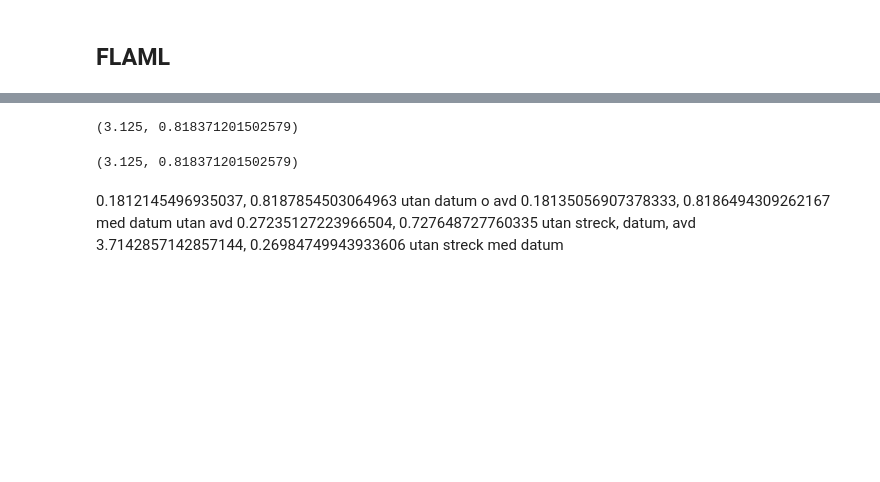
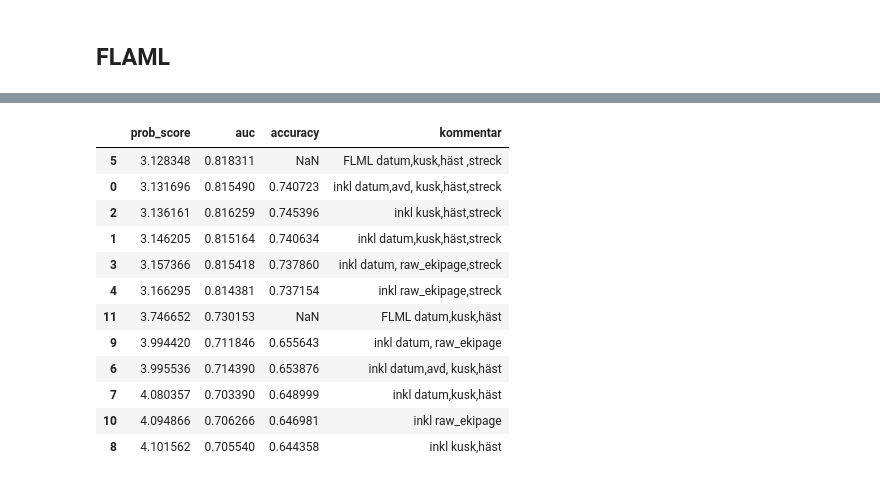
Before and after one commit to carokanns/Trav, a Jupyter notebook: spel/v75_tester/feature_selection.ipynb, the cells around one changed output, grey strips where cells are left out. Drawn from its saved outputs; the diff is of its cells as text; code cells hidden in the pictures; blank space fills up the shorter version.

```diff
--- a/spel/v75_tester/feature_selection.ipynb
+++ b/spel/v75_tester/feature_selection.ipynb
@@ -177,6 +182,8 @@ print(prob_score, auc, accuracy, logloss)
 # %%
 # 4.  datum + raw_ekipage
 X_train,X_test,y_train,y_test = basic_data(dforg.copy())
+X_train.drop('streck',axis=1,inplace=True)
+X_test.drop('streck',axis=1,inplace=True)
 X_train.drop(['avd'],axis=1,inplace=True)
 X_test.drop(['avd'],axis=1,inplace=True)
 X_train['ekipage'] = X_train['häst'].str.cat(X_train.kusk,sep=',')
@@ -191,4 +198,5 @@ logloss, auc, accuracy = res.get_best_score()['validation']['Logloss'],res.get_b
 proba = res.predict_proba(X_test)
 X_test[['datum','avd','vodds']] = dforg[['datum','avd','vodds']]
 X,prob_score = proba_order_score(X_test,y_test,proba)
-print(prob_score, auc, accuracy, logloss)
+dict_res['prob_score'].append(prob_score), dict_res['auc'].append(auc), dict_res['accuracy'].append(accuracy)
+dict_res['kommentar'].append('inkl datum, raw_ekipage')
@@ -197,6 +203,8 @@ print(prob_score, auc, accuracy, logloss)
 # %%
 # 5.  ej datum+avd  med raw_ekipage
 X_train,X_test,y_train,y_test = basic_data(dforg.copy())
+X_train.drop('streck',axis=1,inplace=True)
+X_test.drop('streck',axis=1,inplace=True)
 X_train.drop(['datum','avd'],axis=1,inplace=True)
 X_test.drop(['datum','avd'],axis=1,inplace=True)
 X_train['ekipage'] = X_train['häst'].str.cat(X_train.kusk,sep=',')
@@ -211,4 +219,5 @@ logloss, auc, accuracy = res.get_best_score()['validation']['Logloss'],res.get_b
 proba = res.predict_proba(X_test)
 X_test[['datum','avd','vodds']] = dforg[['datum','avd','vodds']]
 X,prob_score = proba_order_score(X_test,y_test, proba)
-print(prob_score, auc, accuracy, logloss)
+dict_res['prob_score'].append(prob_score), dict_res['auc'].append(auc), dict_res['accuracy'].append(accuracy)
+dict_res['kommentar'].append('inkl raw_ekipage')
@@ -317,17 +345,26 @@ automl.fit(X_train,y_train, X_val=X_test, y_val=y_test, task='classification',
 # %%
 # automl.best_loss, 1-automl.best_loss
+proba = automl.predict_proba(X_test)
 X_test[['datum','avd','vodds']] = dforg[['datum','avd','vodds']]
-proba = automl.predict_proba(X_test)
+
 X,prob_score = proba_order_score(X_test,y_test,proba)
-prob_score,1-automl.best_loss
+dict_res['prob_score'].append(prob_score), dict_res['auc'].append(1-automl.best_loss), dict_res['accuracy'].append(None)
+dict_res['kommentar'].append('FLML datum,kusk,häst')
-# %% [output]
-(3.125, 0.818371201502579)
-# %%
-prob_score, 1-automl.best_loss
-# %% [output]
-(3.125, 0.818371201502579)
-# %% [markdown]
-0.1812145496935037, 0.8187854503064963   utan datum o avd
-0.18135056907378333, 0.8186494309262167  med datum utan avd
-0.27235127223966504, 0.727648727760335   utan streck, datum, avd
-3.7142857142857144, 0.26984749943933606  utan streck med datum
+# %%
+df_res = pd.DataFrame.from_dict(dict_res)
+
+df_res.sort_values(by='prob_score')
+# %% [output]
+|  | prob_score | auc | accuracy | kommentar |
+| 5 | 3.128348 | 0.818311 | NaN | FLML datum,kusk,häst ,streck |
+| 0 | 3.131696 | 0.815490 | 0.740723 | inkl datum,avd, kusk,häst,streck |
+| 2 | 3.136161 | 0.816259 | 0.745396 | inkl kusk,häst,streck |
+| 1 | 3.146205 | 0.815164 | 0.740634 | inkl datum,kusk,häst,streck |
+| 3 | 3.157366 | 0.815418 | 0.737860 | inkl datum, raw_ekipage,streck |
+| 4 | 3.166295 | 0.814381 | 0.737154 | inkl raw_ekipage,streck |
+| 11 | 3.746652 | 0.730153 | NaN | FLML datum,kusk,häst |
+| 9 | 3.994420 | 0.711846 | 0.655643 | inkl datum, raw_ekipage |
+| 6 | 3.995536 | 0.714390 | 0.653876 | inkl datum,avd, kusk,häst |
+| 7 | 4.080357 | 0.703390 | 0.648999 | inkl datum,kusk,häst |
+| 10 | 4.094866 | 0.706266 | 0.646981 | inkl raw_ekipage |
+| 8 | 4.101562 | 0.705540 | 0.644358 | inkl kusk,häst |
```
Also changed, not shown: parts of 12 cells of this notebook, 20 other files.
